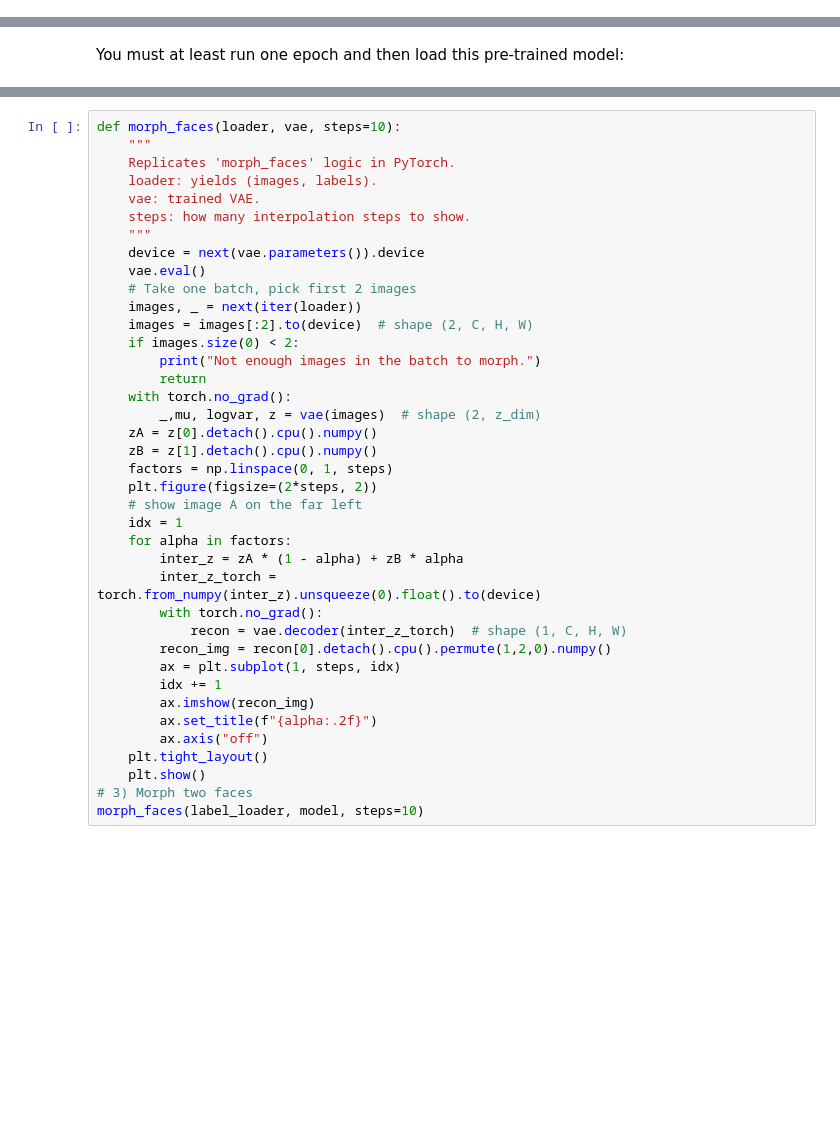
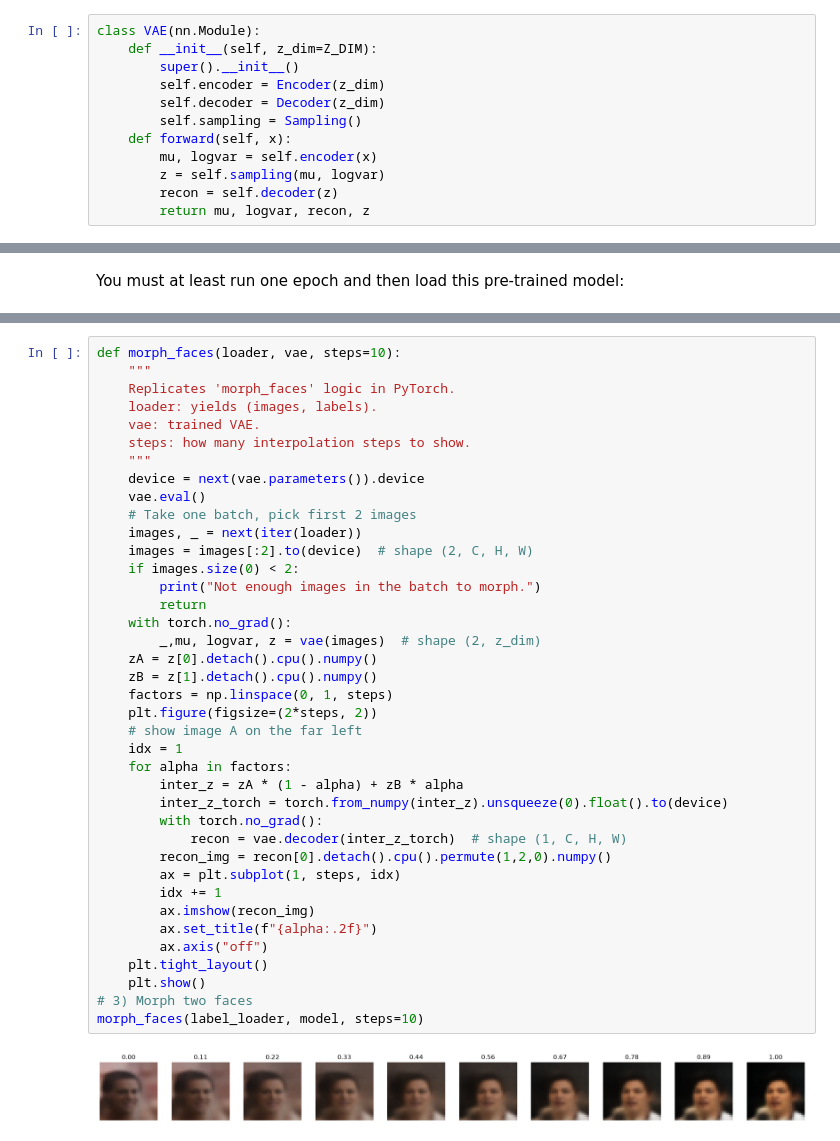
Before and after one commit to Minetriforce/Gen_AI-TDs, a Jupyter notebook: notebooks/TP1/TP_1_3_VAE_Face.ipynb, the cells around one changed output, grey strips where cells are left out. Cells and saved outputs as stored; diff of their text form; blank space fills up the shorter version.

```diff
--- a/notebooks/TP1/TP_1_3_VAE_Face.ipynb
+++ b/notebooks/TP1/TP_1_3_VAE_Face.ipynb
@@ -333,0 +261,12 @@ for epoch in range(EPOCHS):
+# %%
+class VAE(nn.Module):
+    def __init__(self, z_dim=Z_DIM):
+        super().__init__()
+        self.encoder = Encoder(z_dim)
+        self.decoder = Decoder(z_dim)
+        self.sampling = Sampling()
+    def forward(self, x):
+        mu, logvar = self.encoder(x)
+        z = self.sampling(mu, logvar)
+        recon = self.decoder(z)
+        return mu, logvar, recon, z
@@ -730,32 +758,33 @@ def morph_faces(loader, vae, steps=10):
     device = next(vae.parameters()).device
     vae.eval()
     # Take one batch, pick first 2 images
     images, _ = next(iter(loader))
     images = images[:2].to(device)  # shape (2, C, H, W)
     if images.size(0) < 2:
         print("Not enough images in the batch to morph.")
         return
     with torch.no_grad():
         _,mu, logvar, z = vae(images)  # shape (2, z_dim)
     zA = z[0].detach().cpu().numpy()
     zB = z[1].detach().cpu().numpy()
     factors = np.linspace(0, 1, steps)
     plt.figure(figsize=(2*steps, 2))
     # show image A on the far left
     idx = 1
     for alpha in factors:
         inter_z = zA * (1 - alpha) + zB * alpha
-        inter_z_torch =
-torch.from_numpy(inter_z).unsqueeze(0).float().to(device)
+        inter_z_torch = torch.from_numpy(inter_z).unsqueeze(0).float().to(device)
         with torch.no_grad():
             recon = vae.decoder(inter_z_torch)  # shape (1, C, H, W)
         recon_img = recon[0].detach().cpu().permute(1,2,0).numpy()
         ax = plt.subplot(1, steps, idx)
         idx += 1
         ax.imshow(recon_img)
         ax.set_title(f"{alpha:.2f}")
         ax.axis("off")
     plt.tight_layout()
     plt.show()
 # 3) Morph two faces
 morph_faces(label_loader, model, steps=10)
+# %% [output]
+[figure, added]
```
Also changed, not shown: parts of 51 cells of this notebook, 3 other files.
